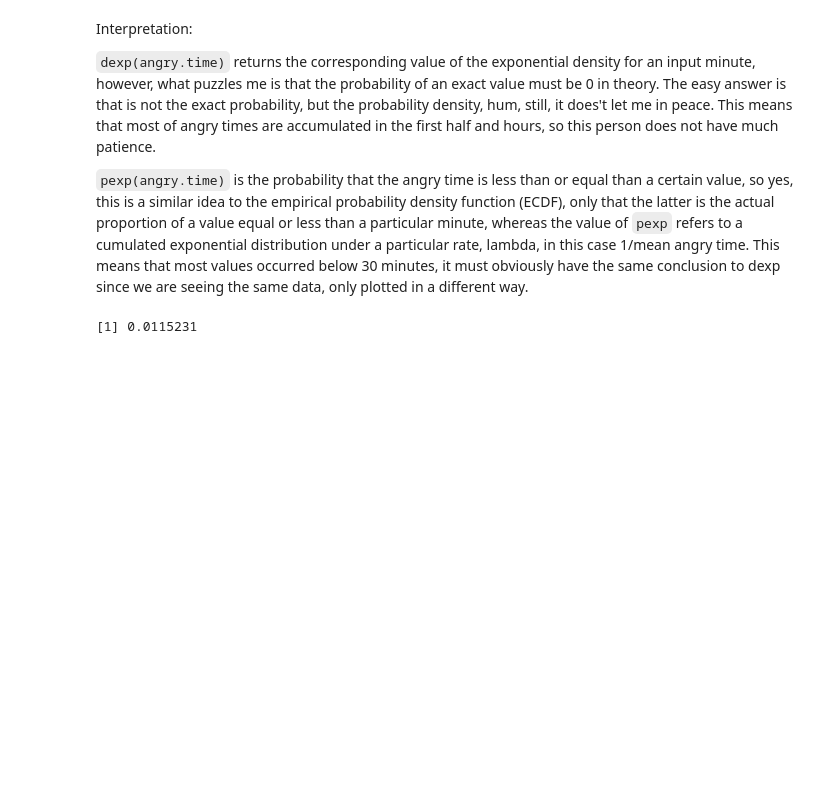
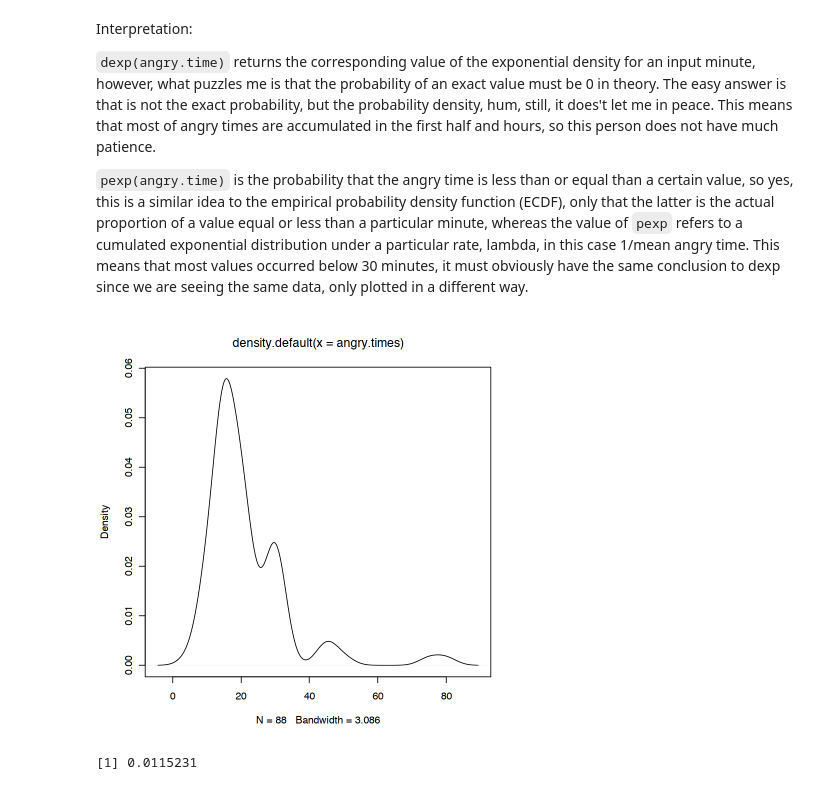
Before and after one commit to norberello/fitting-exponential-car-intervals, a Jupyter notebook: anger times.ipynb, the cells around one changed output. Saved outputs shown, nothing was run; the diff lists cells and outputs as text; code cells hidden in the pictures; blank space fills up the shorter version.

```diff
--- a/anger times.ipynb
+++ b/anger times.ipynb
@@ -158,6 +158,12 @@ Interpretation:
 `dexp(angry.time)` returns the corresponding value of the exponential density for an input minute, however, what puzzles me is that the probability of an exact value must be 0 in theory. The easy answer is that is not the exact probability, but the probability density, hum, still, it does't let me in peace. This means that most of angry times are accumulated in the first half and hours, so this person does not have much patience.
 
 `pexp(angry.time)` is the probability that the angry time is less than or equal than a certain value, so yes, this is a similar idea to the empirical probability density function (ECDF), only that the latter is the actual proportion of a value equal or less than a particular minute, whereas the value of `pexp` refers to a cumulated exponential distribution under a particular rate, lambda, in this case 1/mean angry time. This means that most values occurred below 30 minutes, it must obviously have the same conclusion to dexp since we are seeing the same data, only plotted in a different way.
+# %%
+plot(density(angry.times))
+#this is the observed density plot, so that it is related to dexp,
+#only that here the smoothing parameter is key.
+# %% [output]
+[figure, added]
 # %%
 dexp(30,1/media)#the density prob of next day getting angry after 30 minutes
 pexp(30,1/media)#the probability of getting angry after 30 min or less. So, it is very likely that a person will
```
Also changed, not shown: parts of 6 cells of this notebook.
